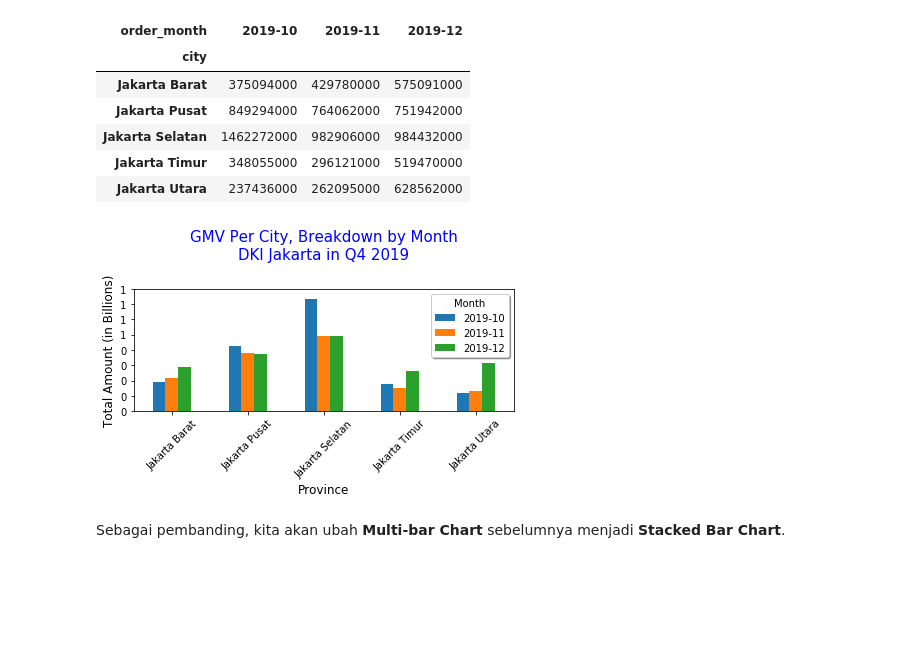
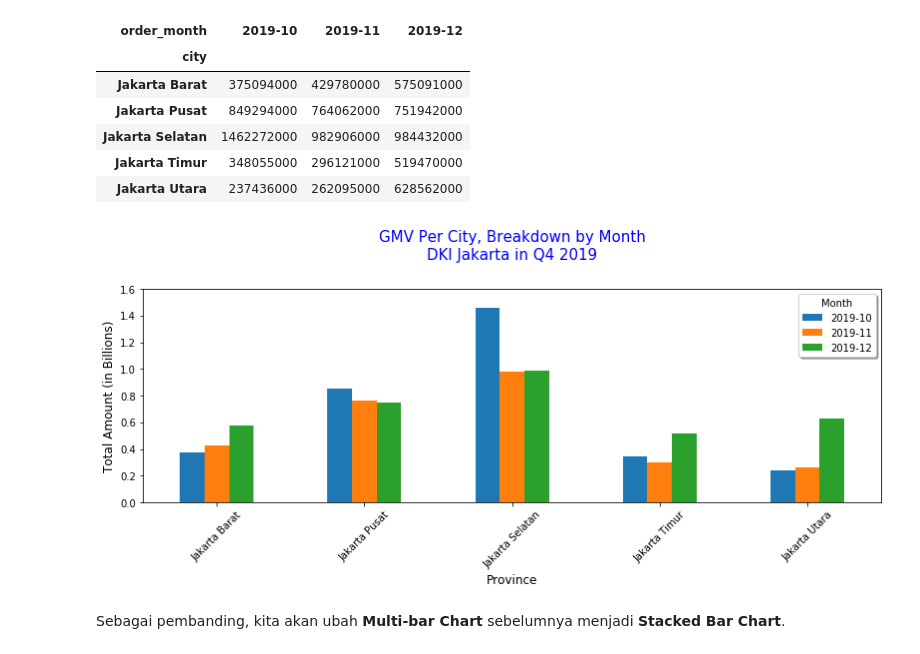
Before and after one commit to razymawardi/DQLab-Course-Projects, a Jupyter notebook: Data Visualization Part 2/Data Visualization part 2.ipynb, the cells around one changed output. Cells and saved outputs as stored; diff of their text form; code cells hidden in the pictures; blank space fills up the shorter version.

Commit message:
edit data visualization projects by dqlab

```diff
--- a/Data Visualization Part 2/Data Visualization part 2.ipynb
+++ b/Data Visualization Part 2/Data Visualization part 2.ipynb
@@ -354,18 +349,19 @@ df_com
 # %%
 # Membuat Multi-bar chart
 df_com.plot(kind='bar')
 plt.title('GMV Per City, Breakdown by Month\nDKI Jakarta in Q4 2019',loc='center',pad=30, fontsize=15, color='blue')
 plt.xlabel('Province', fontsize = 12)
 plt.ylabel('Total Amount (in Billions)',fontsize = 12)
 plt.legend(bbox_to_anchor=(1, 1), shadow=True, title='Month')
 plt.ylim(ymin=0)
 labels, locations = plt.yticks()
-plt.yticks(labels, (labels/1000000000).astype(int))
+plt.yticks(labels, (labels/1000000000).astype(float))
 plt.xticks(rotation=45)
 plt.tight_layout()
+plt.gcf().set_size_inches(12, 7)
 plt.show()
 # %% [output]
-[figure, old version]
+[figure, new version]
 # %% [markdown]
 Sebagai pembanding, kita akan ubah **Multi-bar Chart** sebelumnya menjadi **Stacked Bar Chart**.
 # %%
```
Also changed, not shown: parts of 30 cells of this notebook.
